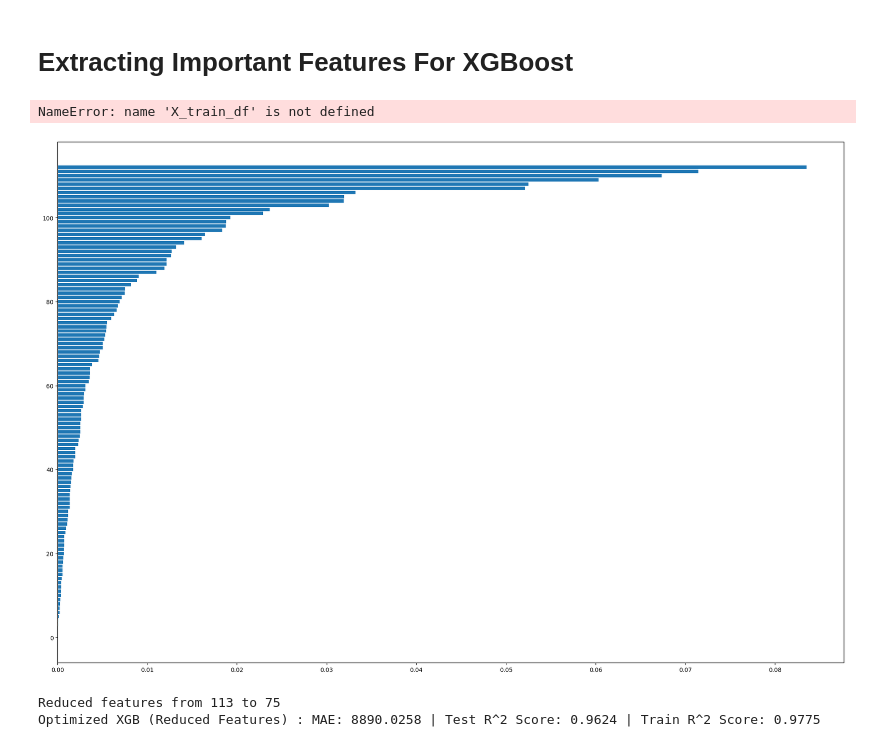
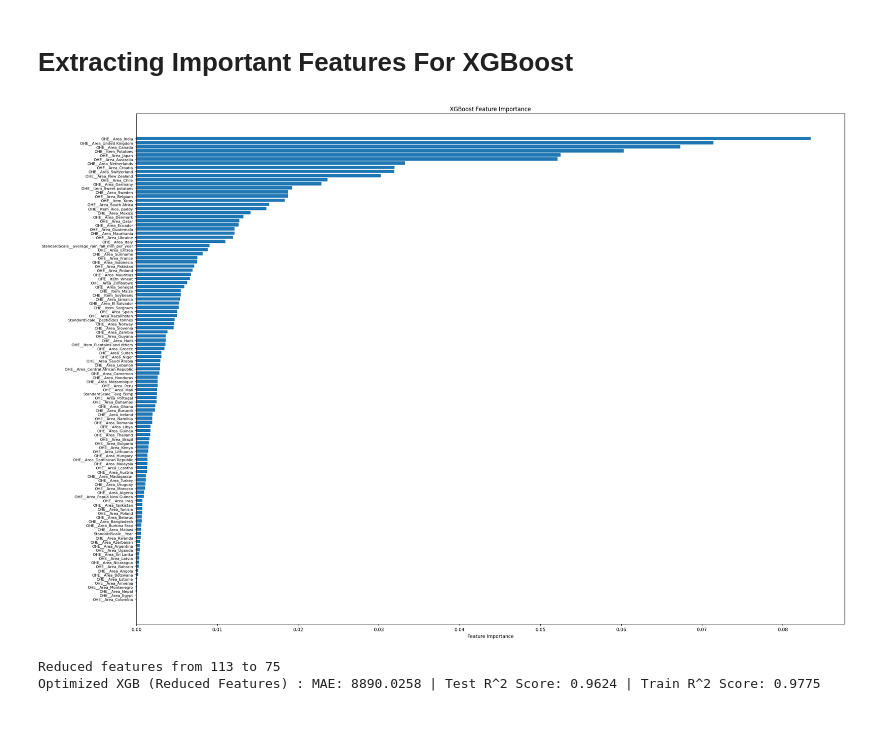
Before and after one commit to parasmotwani/Crop_Yield_Pred, a Jupyter notebook: CropYield-Prediction.ipynb, the cells around one changed output. Drawn from its saved outputs; the diff is of its cells as text; code cells hidden in the pictures.

```diff
--- a/CropYield-Prediction.ipynb
+++ b/CropYield-Prediction.ipynb
@@ -342,19 +342,20 @@ Optimized XGB : MAE : 5168.034905755959 | Test R^2 Score : 0.9866732358932495 |
 # %% [markdown]
 # Extracting Important Features For XGBoost
 # %%
+X_train_df = pd.DataFrame(X_train_dummy.toarray(), columns=preprocesser.get_feature_names_out())
+
 feature_importances = best_xgb.feature_importances_
 sorted_idx = feature_importances.argsort()
 
 plt.figure(figsize=(24, 16))
 plt.barh(range(len(sorted_idx)), feature_importances[sorted_idx], align='center')
 plt.yticks(range(len(sorted_idx)), [X_train_df.columns[i] for i in sorted_idx], fontsize=8)
 plt.xlabel("Feature Importance")
 plt.title("XGBoost Feature Importance")
 plt.tight_layout()
 plt.show()
 # %% [output]
-NameError: name 'X_train_df' is not defined
-[figure, old version]
+[figure, new version]
 # %%
 feature_names = list(preprocesser.get_feature_names_out())
 
```
Also changed, not shown: parts of 1 cell of this notebook.
